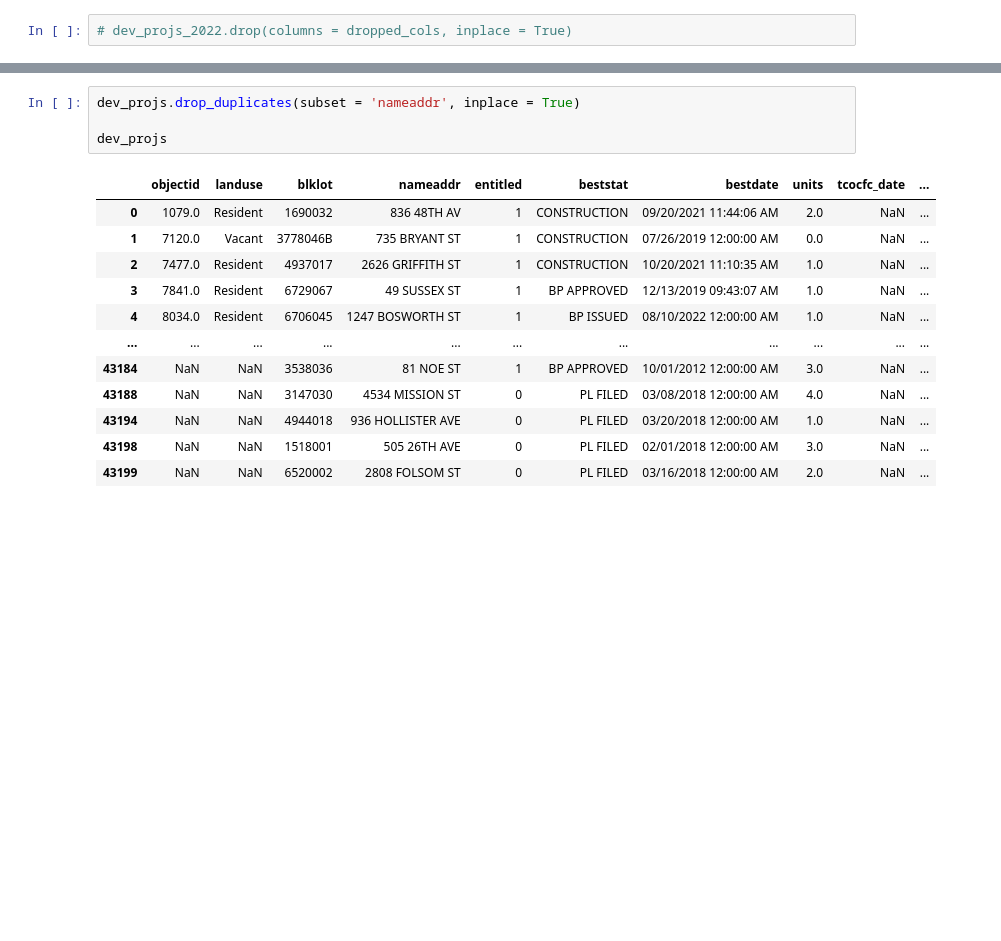
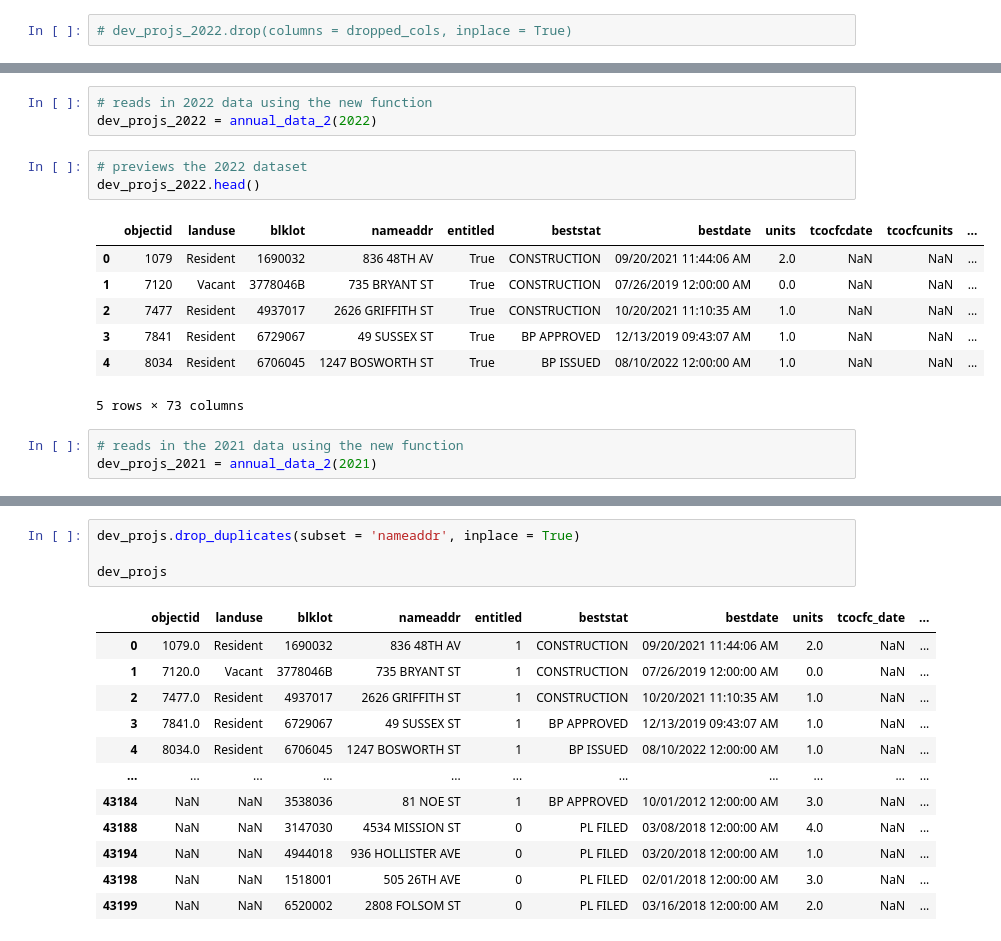
Before and after one commit to joeynotaro/sf-affordable-housing, a Jupyter notebook: eda.ipynb, the cells around one changed output, grey strips where cells are left out. Saved outputs shown, nothing was run; the diff lists cells and outputs as text; blank space fills up the shorter version.

```diff
--- a/eda.ipynb
+++ b/eda.ipynb
@@ -221 +340,18 @@ def annual_data(year):
     return dev_projs
+# %%
+# reads in 2022 data using the new function
+dev_projs_2022 = annual_data_2(2022)
+# %%
+# previews the 2022 dataset
+dev_projs_2022.head()
+# %% [output]
+|  | objectid | landuse | blklot | nameaddr | entitled | beststat | bestdate | units | tcocfcdate | tcocfcunits | ... |
+| 0 | 1079 | Resident | 1690032 | 836 48TH AV | True | CONSTRUCTION | 09/20/2021 11:44:06 AM | 2.0 | NaN | NaN | ... |
+| 1 | 7120 | Vacant | 3778046B | 735 BRYANT ST | True | CONSTRUCTION | 07/26/2019 12:00:00 AM | 0.0 | NaN | NaN | ... |
+| 2 | 7477 | Resident | 4937017 | 2626 GRIFFITH ST | True | CONSTRUCTION | 10/20/2021 11:10:35 AM | 1.0 | NaN | NaN | ... |
+| 3 | 7841 | Resident | 6729067 | 49 SUSSEX ST | True | BP APPROVED | 12/13/2019 09:43:07 AM | 1.0 | NaN | NaN | ... |
+| 4 | 8034 | Resident | 6706045 | 1247 BOSWORTH ST | True | BP ISSUED | 08/10/2022 12:00:00 AM | 1.0 | NaN | NaN | ... |
+5 rows × 73 columns
+# %%
+# reads in the 2021 data using the new function
+dev_projs_2021 = annual_data_2(2021)
```
Also changed, not shown: parts of 115 cells of this notebook, 1 other file.
